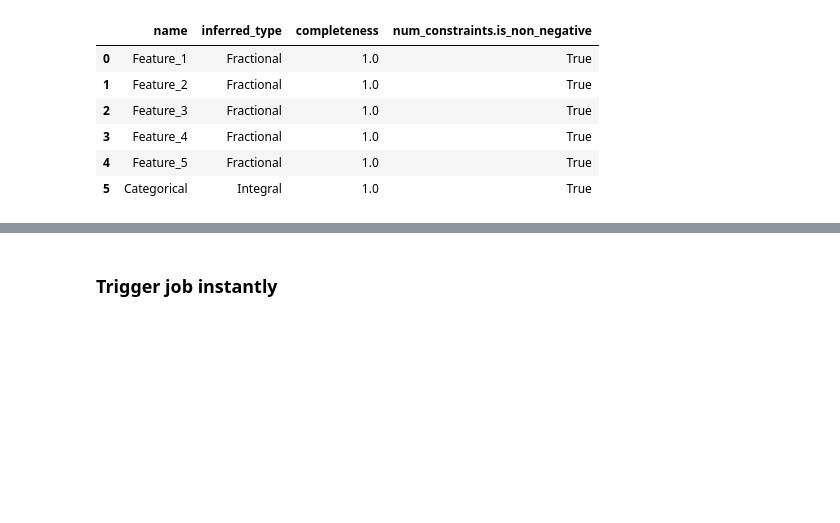
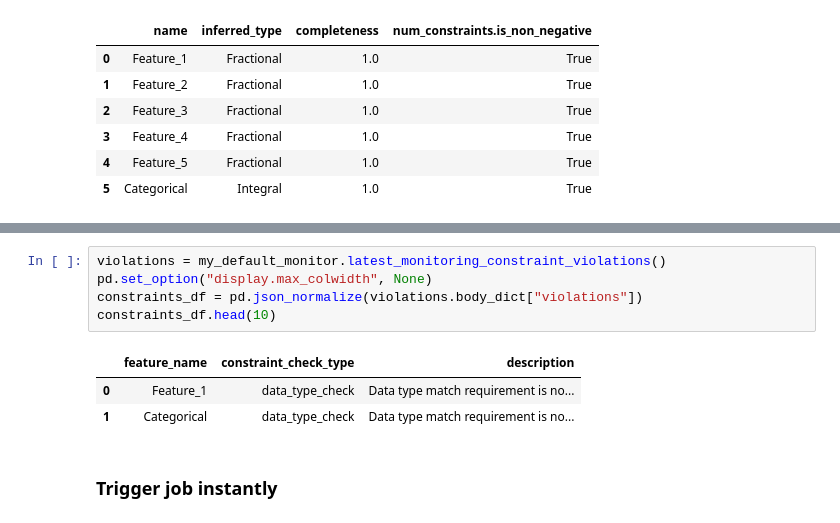
Before and after one commit to jw207427/model-monitoring, a Jupyter notebook: end-to-end-json.ipynb, the cells around one changed output, grey strips where cells are left out. Saved outputs shown, nothing was run; the diff lists cells and outputs as text; blank space fills up the shorter version.

Commit message:
add model monitoring

```diff
--- a/end-to-end-json.ipynb
+++ b/end-to-end-json.ipynb
@@ -476,3 +578,12 @@ constraints_df.head(10)
+# %%
+violations = my_default_monitor.latest_monitoring_constraint_violations()
+pd.set_option("display.max_colwidth", None)
+constraints_df = pd.json_normalize(violations.body_dict["violations"])
+constraints_df.head(10)
+# %% [output]
+|  | feature_name | constraint_check_type | description |
+| 0 | Feature_1 | data_type_check | Data type match requirement is no... |
+| 1 | Categorical | data_type_check | Data type match requirement is no... |
 # %% [markdown]
 ### Trigger job instantly
 # %%
```
Also changed, not shown: parts of 18 cells of this notebook.
